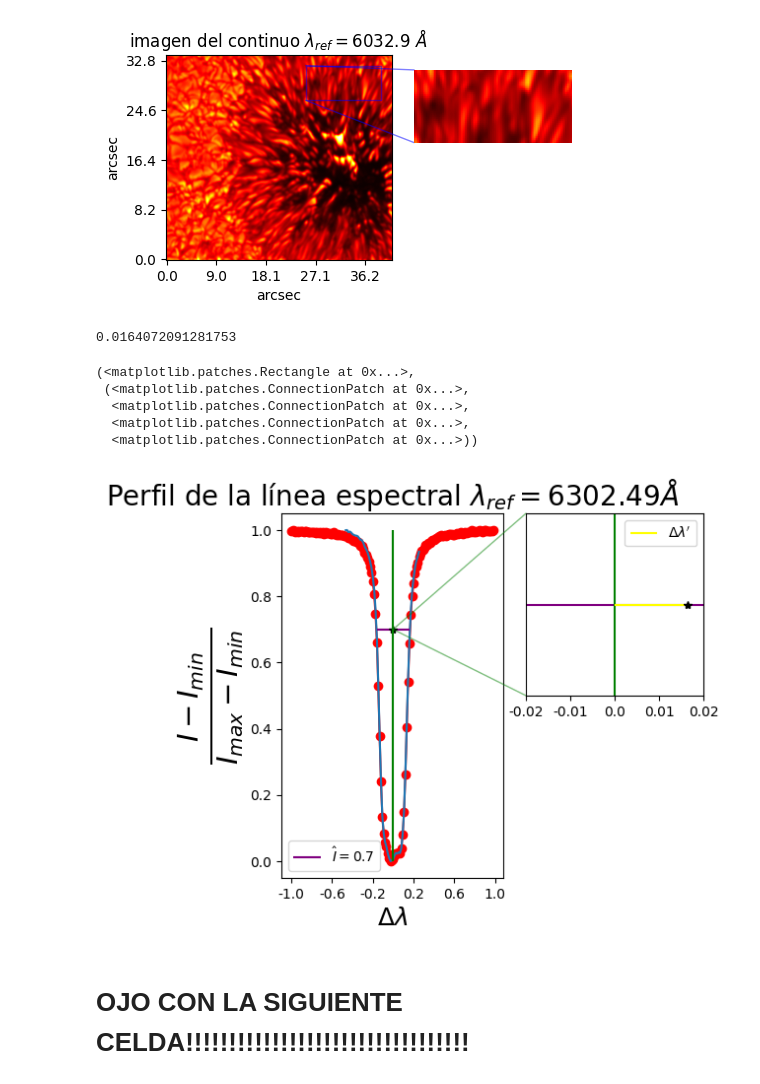
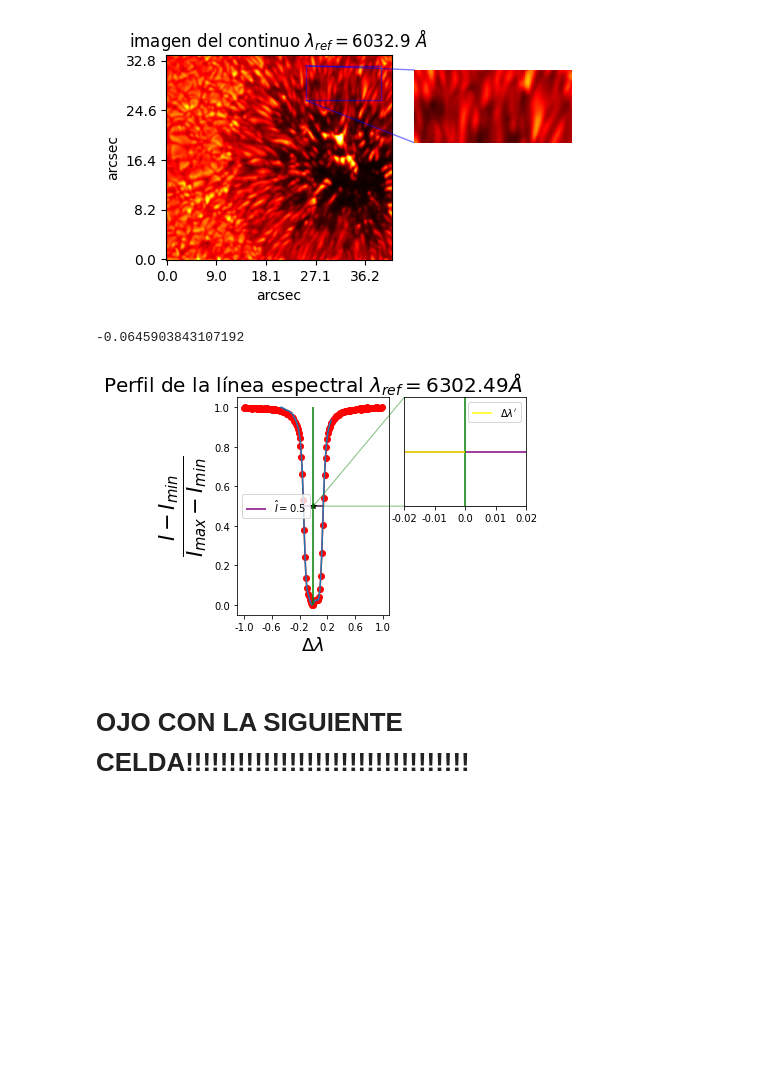
Before and after one commit to oscarcalv/Primer-Parcial-de-Fisica-Computacional, a Jupyter notebook: cuaderno_parcial.ipynb, the cells around one changed output. Saved outputs shown, nothing was run; the diff lists cells and outputs as text; code cells hidden in the pictures; blank space fills up the shorter version.

Commit message:
arregle una imagen(label) y puse algunos comentarios

```diff
--- a/cuaderno_parcial.ipynb
+++ b/cuaderno_parcial.ipynb
@@ -355,7 +361,7 @@ Text(0.5, 1.0, 'imagen del continuo $\\lambda_{ref}=6032.9$ $\\AA$ ')
 
 
 perfil_ref=image_data[170,140,0,n]
-maximo=np.amax(perfil_ref)
+maximo=np.amax(perfil_ref)#oara la normalizacion de la intensidad
 minimo=np.amin(perfil_ref)
 
 
@@ -368,7 +374,7 @@ axins = ax.inset_axes([1.1, 0.5, 0.8, 0.5])
 
 
 
-ax.plot(n,(perfil_ref-minimo)/(maximo-minimo),marker="o",color="red")
+ax.plot(n,(perfil_ref-minimo)/(maximo-minimo),marker="o",color="red") #intensidad normalizada
 ax.set_title("Perfil de la línea espectral $\lambda_{ref} =6302.49 \AA $",fontsize=20)
 a=np.arange(0,160,30)
 b=np.round(np.linspace(-1,1,len(a)),decimals=1)
@@ -381,56 +387,51 @@ p=np.arange(40,95)
 perfil_ref=image_data[170,140,0,p]
 maximo=np.amax(perfil_ref)
 minimo=np.amin(perfil_ref)
-cs = inter(2,x,p,(perfil_ref-minimo)/(maximo-minimo))
-ds=[cs.subs(x,i).evalf() for i in p]
+cs = inter(2,x,p,(perfil_ref-minimo)/(maximo-minimo))#interpolacion por splines cuadrados
+ds=[cs.subs(x,i).evalf() for i in p]#evaluacion
 ax.plot(p, ds)
 
 
 
 
-cuarta_linea=solve([cs-0.7],[x])
+cuarta_linea=solve([cs-0.5],[x])#solucion del bisector y el spline
 d0, d1= cuarta_linea[0][0], cuarta_linea[1][0]
 
 
 
 
-ax.hlines(y=0.7, xmin=float(d0), xmax=float(d1),color="purple",label=r"$\hat{I}=0.7$")
-ax.plot((d0+d1)/2,0.7,color="black",marker="*",linewidth=2)
+ax.hlines(y=0.5, xmin=float(d0), xmax=float(d1),color="purple",label=r"$\hat{I}=0.5$")
+ax.plot((d0+d1)/2,0.5,color="black",marker="*",linewidth=2)#punto medio del bisector
 ax.vlines(x=75,ymin=0,ymax=1,color="green")
 
 
-x,y = (-0.01,0.69)
-x2,y2 = (0.01,0.71)
+x,y = (-0.01,0.49)
+x2,y2 = (0.01,0.51)
 
 ax.legend()
 
-axins.hlines(y=0.7, xmin=float(d0), xmax=float(d1),color="purple")
+axins.hlines(y=0.5, xmin=float(d0), xmax=float(d1),color="purple")
 axins.vlines(x=75,ymin=0,ymax=1,color="green")
 
 axins.set_xlim(74.98,75.02)
-axins.set_ylim(0.6999, 0.7001)
+axins.set_ylim(0.4999, 0.5001)
 axins.get_yaxis().set_visible(False)
 
 a=[74.98,74.99,75,75.01,75.02]
 b=[a[i]-75 for i in range(len(a))]
 b=np.round(b,decimals=2)
 
 axins.set_xticks(a,b)
-axins.hlines(y=0.7,xmin=75,xmax=(float(d0)+float(d1))/2, color="yellow", label=r"$\Delta\lambda^{\prime}$")
-axins.plot((d0+d1)/2,0.7,color="black",marker="*",linewidth=2)
+axins.hlines(y=0.5,xmin=75,xmax=(float(d0)+float(d1))/2, color="yellow", label=r"$\Delta\lambda^{\prime}$")
+axins.plot((d0+d1)/2,0.5,color="black",marker="*",linewidth=2)
 axins.legend()
 print((d0+d1)/2-75)
 ax.indicate_inset_zoom(axins, edgecolor="green")
 #fig.tight_layout()
 #plt.savefig("perfil_spline_linea4.pdf", bbox_inches="tight")
 # %% [output]
-0.0164072091281753
+-0.0645903843107192
-(<matplotlib.patches.Rectangle at 0x...>,
- (<matplotlib.patches.ConnectionPatch at 0x...>,
-  <matplotlib.patches.ConnectionPatch at 0x...>,
-  <matplotlib.patches.ConnectionPatch at 0x...>,
-  <matplotlib.patches.ConnectionPatch at 0x...>))
-[figure, old version]
+[figure, new version]
 # %% [markdown]
 # OJO CON LA SIGUIENTE CELDA!!!!!!!!!!!!!!!!!!!!!!!!!!!!!!!!!
 # %%
```
Also changed, not shown: parts of 4 cells of this notebook, 1 other file.
